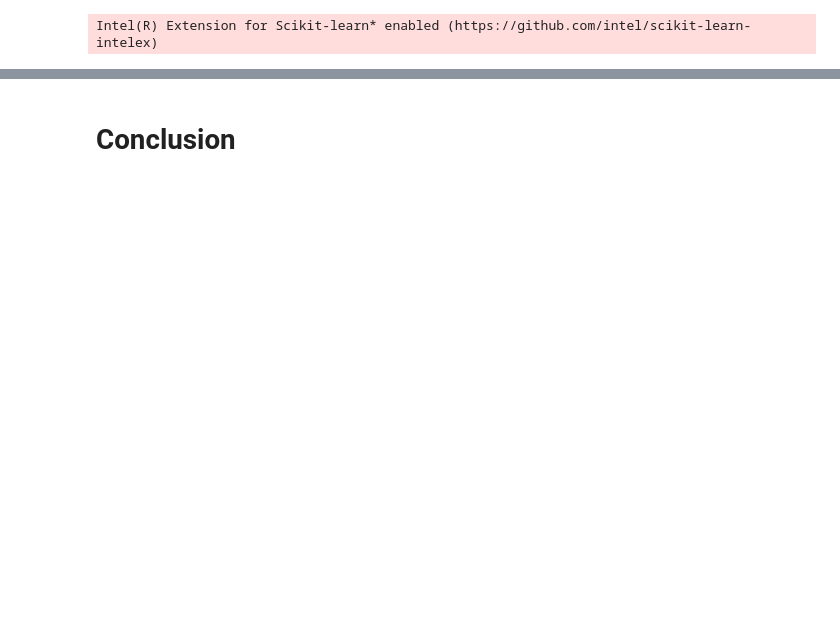
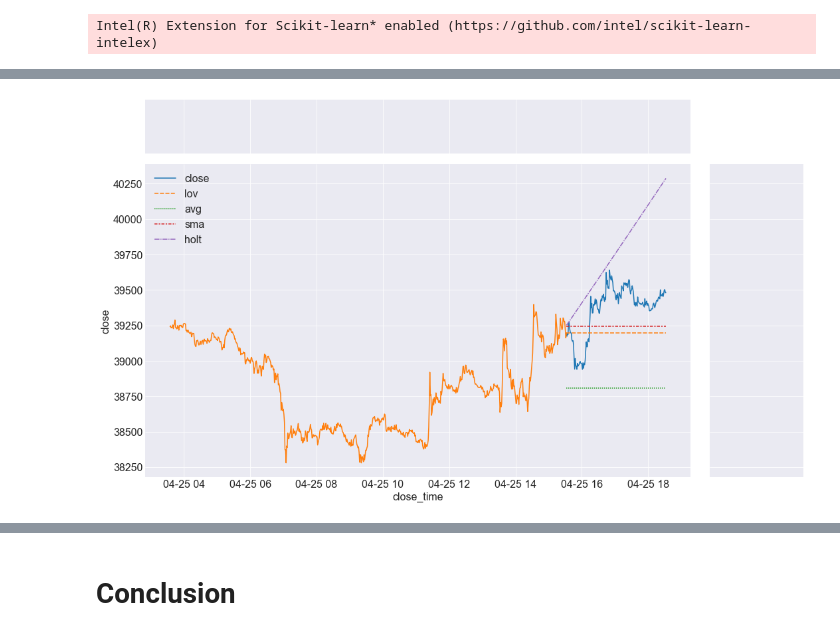
Before and after one commit to hinzle/binance-project, a Jupyter notebook: binance_project.ipynb, the cells around one changed output, grey strips where cells are left out. Saved outputs shown, nothing was run; the diff lists cells and outputs as text; code cells hidden in the pictures; blank space fills up the shorter version.

```diff
--- a/binance_project.ipynb
+++ b/binance_project.ipynb
@@ -80,0 +146,4 @@ Intel(R) Extension for Scikit-learn* enabled (https://github.com/intel/scikit-le
+# %%
+yhat_df=yhat_model(train,validate)
+# %% [output]
+[figure, added]
```
Also changed, not shown: parts of 22 cells of this notebook, 2 other files.
